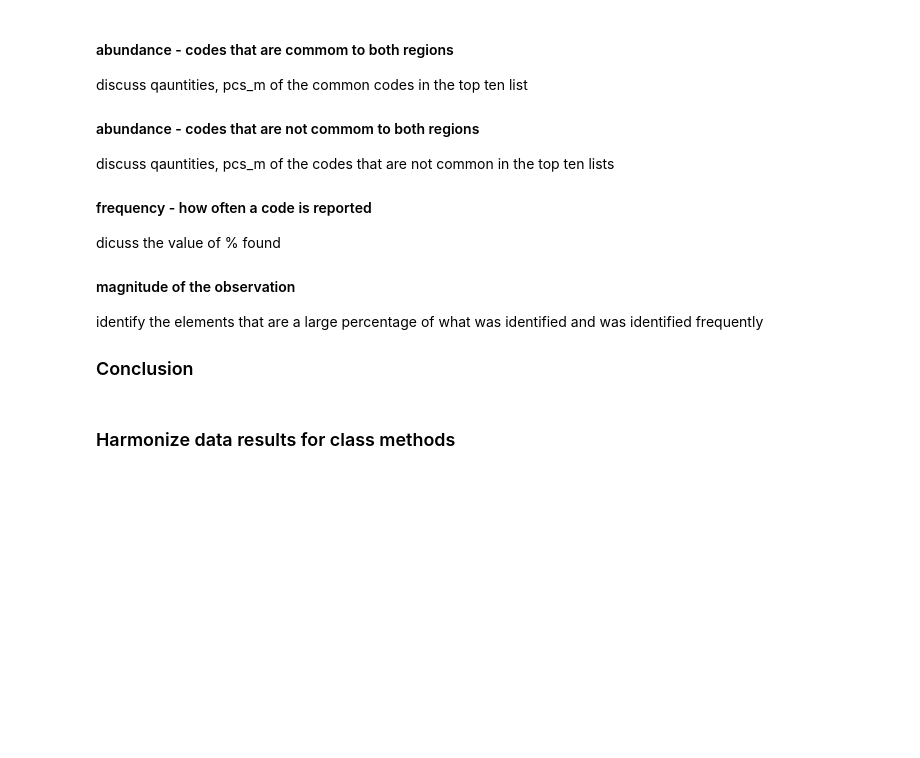
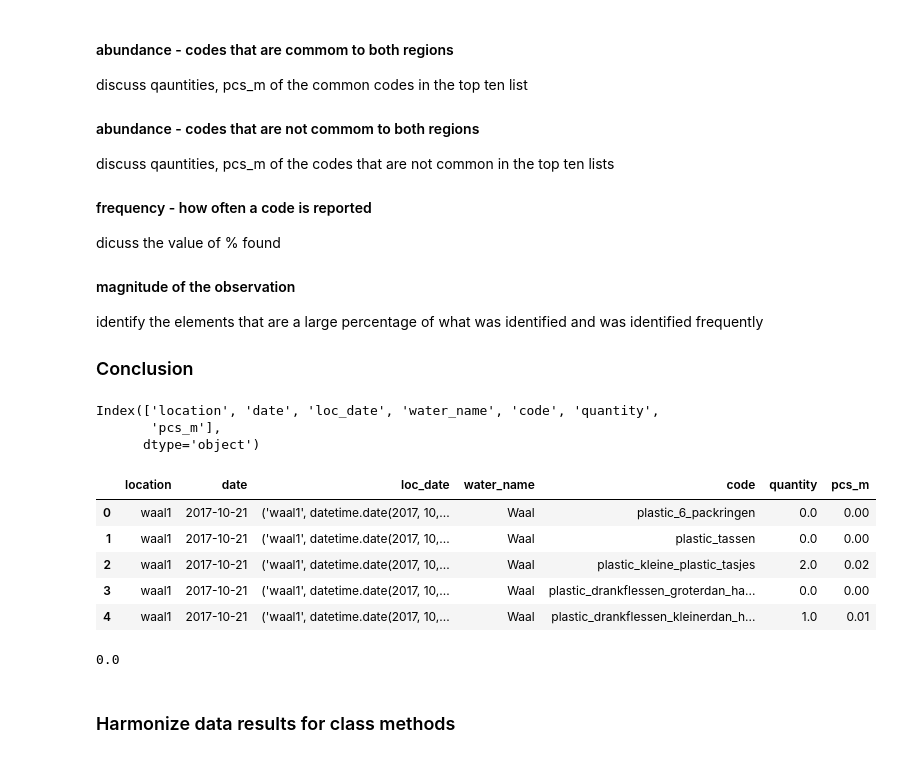
Before and after one commit to hammerdirt-analyst/rhinecode, a Jupyter notebook: use_a_class.ipynb, the cells around one changed output. Drawn from its saved outputs; the diff is of its cells as text; code cells hidden in the pictures; blank space fills up the shorter version.

```diff
--- a/use_a_class.ipynb
+++ b/use_a_class.ipynb
@@ -187,0 +131,41 @@ swiss_codes = pd.read_csv(F"{code_defs}/swiss_codes_keyed_ospar.csv")
+# %%
+# get data:
+data_methods={"csv":pd.read_csv, "json":ut.json_file_get}
+
+data_sources = {
+    "swiss_beaches":"hammerdirt_beaches.csv",
+    "dutch_beaches":"dutch_beaches.csv",
+}
+a_dir = F"{location_data}"
+
+
+swiss_beaches, dutch_beaches = ac.get_data_from_most_recent(data_sources, data_methods=data_methods, a_dir=a_dir)
+
+data_sources = {
+    "dutch_codes":"new_dutch_codes.csv",
+    "swiss_codes":"swiss_codes_keyed_ospar.csv"
+}
+a_dir = F"{code_defs}"
+dutch_codes, swiss_codes = ac.get_data_from_most_recent(data_sources, data_methods=data_methods, a_dir=a_dir)
+
+data_sources = {
+    "dutch_surveys":"dutch_surveys_h.csv",
+    "swiss_surveys":"aggregated_hd_surveys.csv"
+}
+a_dir = F"{survey_data}"
+dutch_surveys, swiss_surveys = ac.get_data_from_most_recent(data_sources, data_methods=data_methods, a_dir=a_dir)
+# %%
+dutch_surveys.columns
+# %% [output]
+Index(['location', 'date', 'loc_date', 'water_name', 'code', 'quantity',
+       'pcs_m'],
+      dtype='object')
+# %%
+dutch_surveys.head()
+# %% [output]
+|  | location | date | loc_date | water_name | code | quantity | pcs_m |
+| 0 | waal1 | 2017-10-21 | ('waal1', datetime.date(2017, 10,... | Waal | plastic_6_packringen | 0.0 | 0.00 |
+| 1 | waal1 | 2017-10-21 | ('waal1', datetime.date(2017, 10,... | Waal | plastic_tassen | 0.0 | 0.00 |
+| 2 | waal1 | 2017-10-21 | ('waal1', datetime.date(2017, 10,... | Waal | plastic_kleine_plastic_tasjes | 2.0 | 0.02 |
+| 3 | waal1 | 2017-10-21 | ('waal1', datetime.date(2017, 10,... | Waal | plastic_drankflessen_groterdan_ha... | 0.0 | 0.00 |
+| 4 | waal1 | 2017-10-21 | ('waal1', datetime.date(2017, 10,... | Waal | plastic_drankflessen_kleinerdan_h... | 1.0 | 0.01 |
@@ -188,2 +236,6 @@ swiss_codes = pd.read_csv(F"{code_defs}/swiss_codes_keyed_ospar.csv")
+# %%
+surveys_all[surveys_all.code == 0].quantity.sum()
+# %% [output]
+0.0
 # %% [markdown]
 ### Harmonize data results for class methods
```
Also changed, not shown: parts of 30 cells of this notebook, 5 other files.
